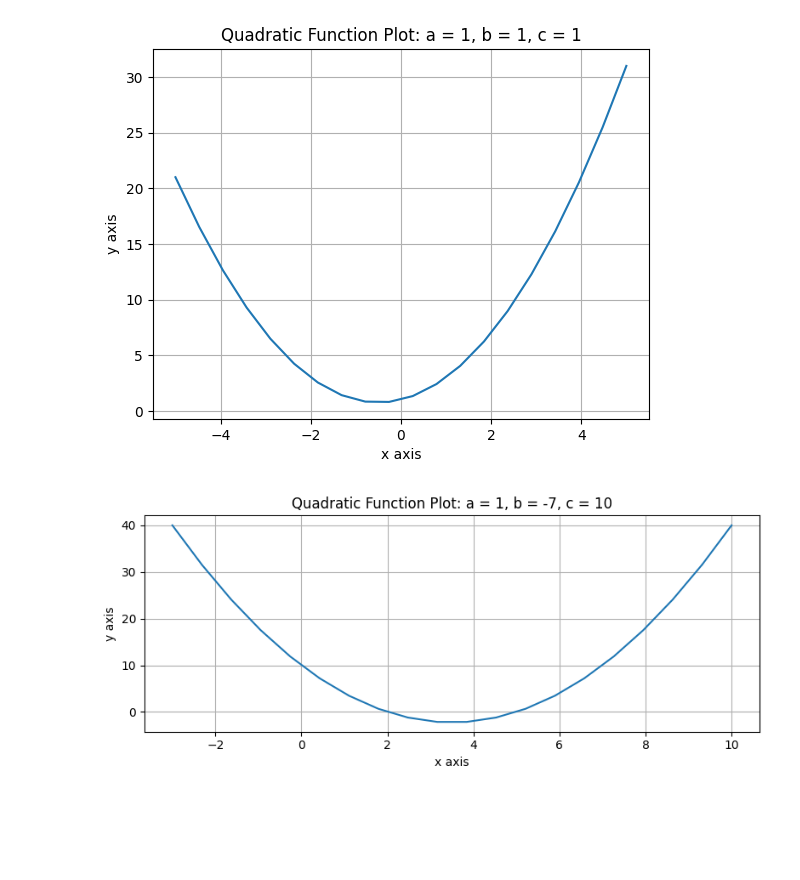
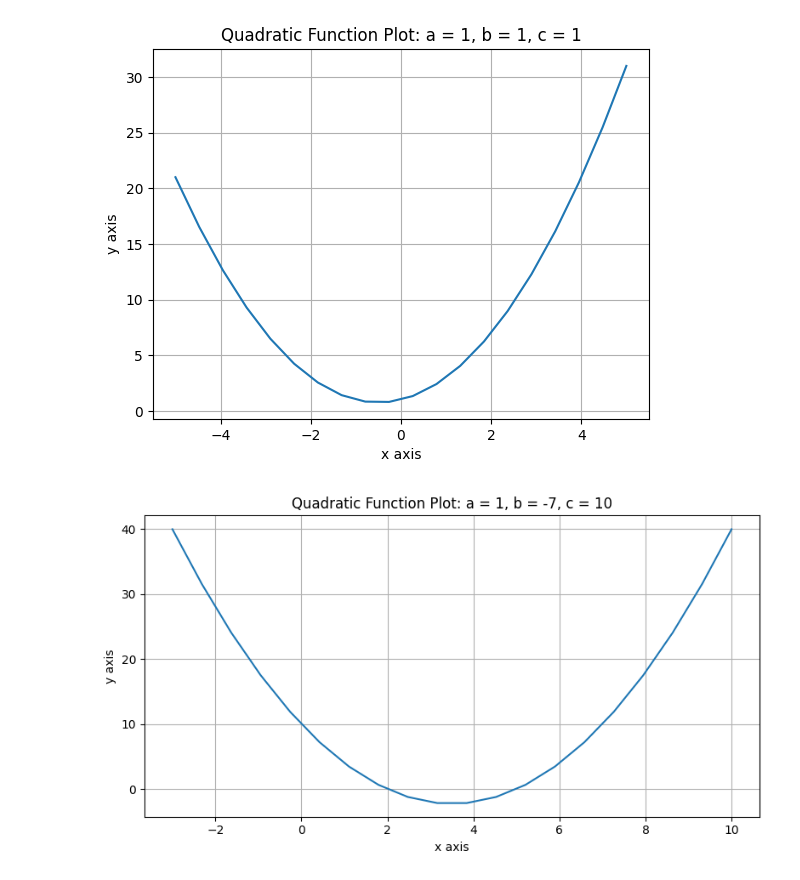
Before and after one commit to ProactiveProgrammers/www.proactiveprogrammers.com, a Jupyter notebook: files/discrete-structures/programming-constructs/calculate-quadratic-roots.ipynb, the cells around one changed output. Cells and saved outputs as stored; diff of their text form; code cells hidden in the pictures; blank space fills up the shorter version.

Commit message:
feat: Add new graph and update the calculate-quadratic-roots.ipynb.

```diff
--- a/files/discrete-structures/programming-constructs/calculate-quadratic-roots.ipynb
+++ b/files/discrete-structures/programming-constructs/calculate-quadratic-roots.ipynb
@@ -174,23 +174,23 @@ pyplot.show()
 # %%
 # Create a graph for inclusion in the slides on the Proactive Programmers web site
 # Note: learners who are exploring this material may explore this code while bearing
 # in mind that it may only work with a local Jupyter Lab server run through Poetry
 
 import numpy
 import matplotlib
 from matplotlib import pyplot
 %matplotlib inline
 figure = pyplot.figure()
-pyplot.rcParams["figure.figsize"] = [8.00, 3.50]
+pyplot.rcParams["figure.figsize"] = [8.00, 4.50]
 pyplot.rcParams["figure.autolayout"] = True
 x=numpy.linspace(-3,10,20);
 y=1*x**2 + -7*x + 10;
 pyplot.plot(x,y);
 pyplot.title("Quadratic Function Plot: a = 1, b = -7, c = 10")
 pyplot.xlabel("x axis")
 pyplot.ylabel("y axis")
 pyplot.grid()
 pyplot.show()
 figure.savefig("quadratic-graph-one-negativeseven-ten.svg", transparent=True)
 # %% [output]
-[figure, old version]
+[figure, new version]
```
Also changed, not shown: 1 other file.
